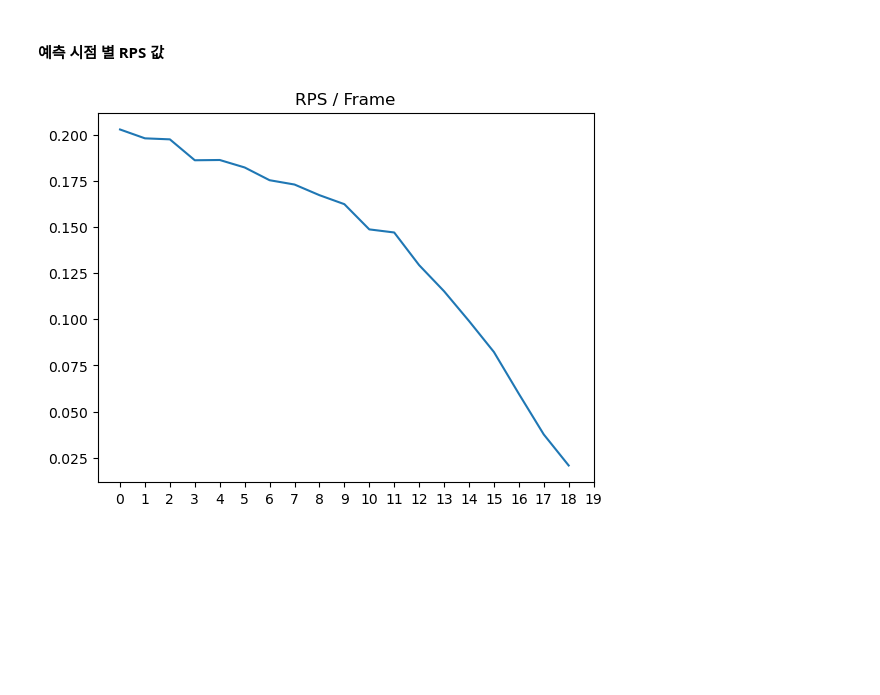
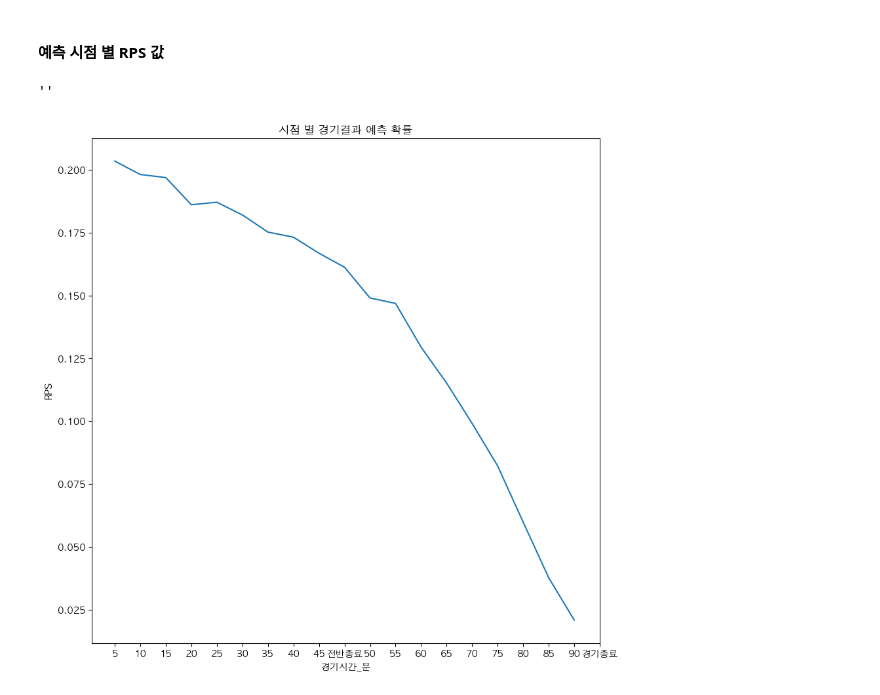
Before and after one commit to jmlee8939/K_league_in_game_win_probability_model, a Jupyter notebook: 3.Evaluation.ipynb, the cells around one changed output. Drawn from its saved outputs; the diff is of its cells as text; code cells hidden in the pictures; blank space fills up the shorter version.

```diff
--- a/3.Evaluation.ipynb
+++ b/3.Evaluation.ipynb
@@ -6,6 +6,9 @@ import numpy as np
 import seaborn as sns
 from scipy.stats import poisson
 import pytensor.tensor as pt
+
+plt.rcParams['font.family'] ='AppleGothic'
+plt.rcParams['axes.unicode_minus'] =False
 # %%
 final_data = pd.read_pickle('./data/final_data.pkl')
 train_data = pd.read_pickle('./data/train_data.pkl')
@@ -108,9 +95,15 @@ for frame in np.arange(1, 20):
     rps_list.append(t_rps)
 # %% [markdown]
 #### 예측 시점 별 RPS 값
-# %%
-plt.plot(rps_list)
-plt.title("RPS / Frame")
-plt.xticks(np.arange(0,20));
-# %% [output]
-[figure, removed]
+# %%
+plt.figure(figsize=(10, 10))
+plt.plot(rps_list)
+plt.title("시점 별 경기결과 예측 확률")
+plt.xticks(np.arange(0,20), [5, 10, 15, 20, 25, 30, 35, 40, 45, '전반종료',
+                             50, 55, 60, 65, 70, 75, 80, 85, 90, '경기종료'])
+plt.ylabel('RPS')
+plt.xlabel('경기시간(분)')
+;
+# %% [output]
+''
+[figure, added]
```
Also changed, not shown: parts of 4 cells of this notebook, 6 other files.
